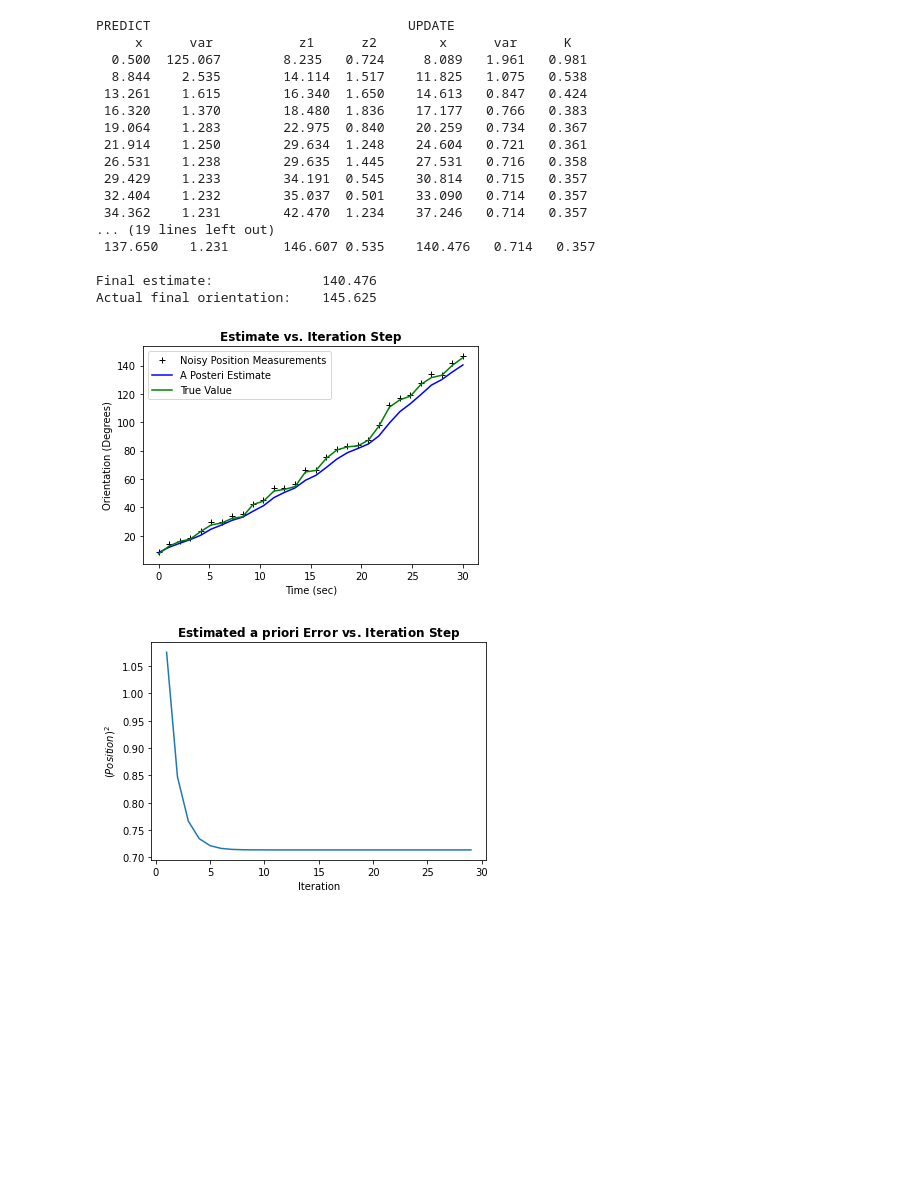
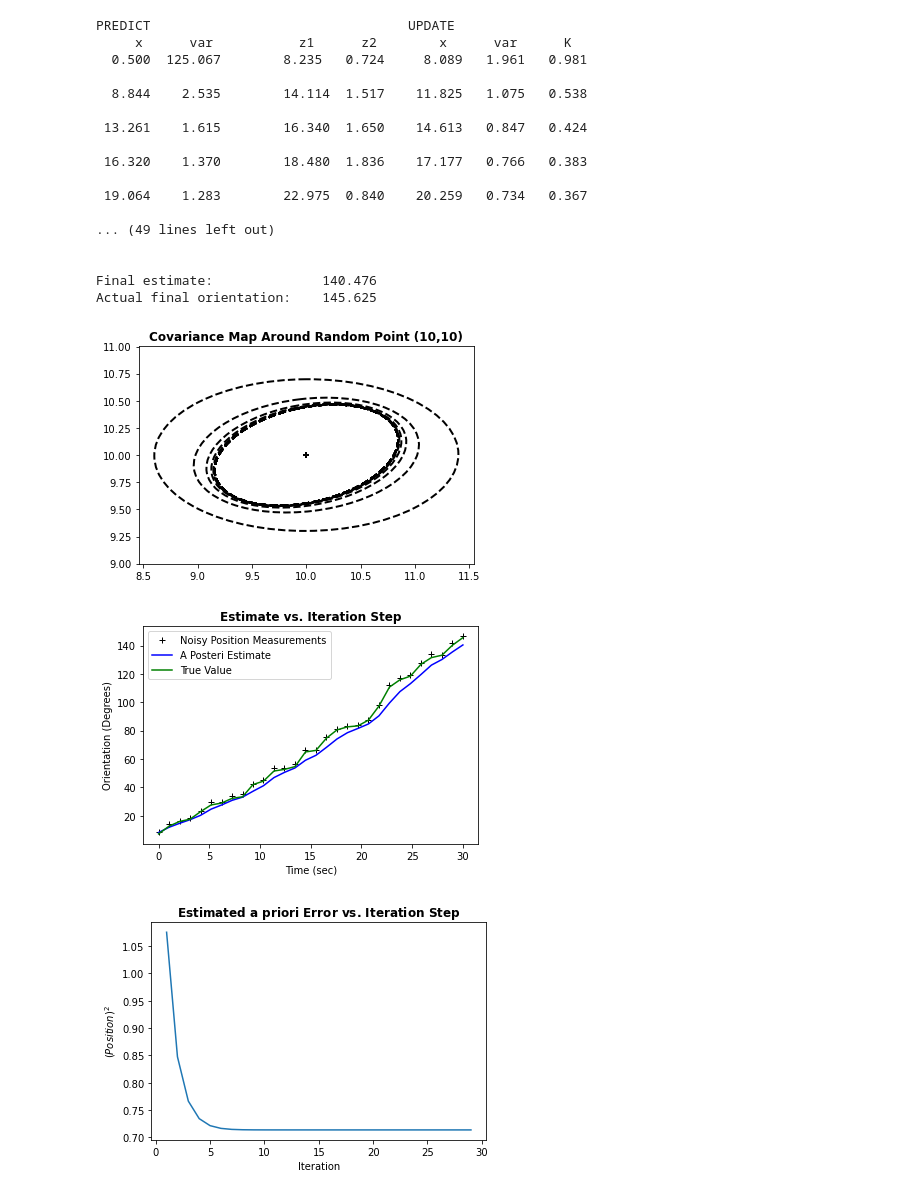
Before and after one commit to jmattic/KalmanFilter, a Jupyter notebook: 1D_Multivariate_KF_EXCLAIM.ipynb, the cells around one changed output. Drawn from its saved outputs; the diff is of its cells as text; code cells hidden in the pictures; blank space fills up the shorter version.

Commit message:
Added option to plot the covariance

```diff
--- a/1D_Multivariate_KF_EXCLAIM.ipynb
+++ b/1D_Multivariate_KF_EXCLAIM.ipynb
@@ -62,6 +62,7 @@ class PayloadSimulation(object):
         return self.sense_position()
 # %%
 printcase = 1 # If set to 1 it will print out the results
+plotcov = 0 # If set to 1 it will plot the covariance results, printing this alongside data causes issues with spacing but still works
 plotcase = 1 # If set to 1 it will plot results
 
 #-----------USER INPUT STARTS------------------------------
@@ -119,6 +120,11 @@ def plotstuff():
     plt.ylabel('$(Position)^2$')
     #plt.setp(plt.gca(),'ylim',[0,.01])
     plt.show()
+
+def plotstuff2():
+    from filterpy.stats import plot_covariance_ellipse
+    plt.title('Covariance Map Around Random Point (10,10)', fontweight='bold')
+    plot_covariance_ellipse((10,10),f.P, edgecolor='k', ls='dashed')
 
 # x1 = np.zeros(n_iter) #Estimate before update
 Phat = np.zeros(n_iter) #Variance after update
@@ -141,39 +147,43 @@ f.R = np.diag([sensor1_var, sensor2_var])  #Noise in sensors
 for i in range(n_iter):
     f.predict()
     prior = gaussian(f.x_prior[0,0], f.P_prior[0,0])
     f.update(np.array([zs[i], zs2[i]]))
     x = gaussian(f.x[0,0], f.P[0,0])
     if printcase == 1:
         print_gh(prior, x, zs[i], zs2[i], f.K[0,0])
     if plotcase == 1:
 #         x1[i] = prior.mean
         xhat[i] = x.mean
         Phat[i] = x.var
+    if plotcov == 1:
+        print()
+        plotstuff2()
 
 if printcase == 1:
     print()
     print('Final estimate:           {:10.3f}'.format(x.mean))
     print('Actual final orientation: {:10.3f}'.format(payload.x))
 if plotcase == 1:
     print()
     plotstuff()
 # %% [output]
 PREDICT                                 UPDATE
      x      var           z1      z2        x      var      K
   0.500  125.067        8.235   0.724     8.089   1.961   0.981
+
   8.844    2.535        14.114  1.517    11.825   1.075   0.538
+
  13.261    1.615        16.340  1.650    14.613   0.847   0.424
+
  16.320    1.370        18.480  1.836    17.177   0.766   0.383
+
  19.064    1.283        22.975  0.840    20.259   0.734   0.367
- 21.914    1.250        29.634  1.248    24.604   0.721   0.361
- 26.531    1.238        29.635  1.445    27.531   0.716   0.358
- 29.429    1.233        34.191  0.545    30.814   0.715   0.357
- 32.404    1.232        35.037  0.501    33.090   0.714   0.357
- 34.362    1.231        42.470  1.234    37.246   0.714   0.357
-... (19 lines left out)
- 137.650    1.231       146.607 0.535    140.476   0.714   0.357
+
+... (49 lines left out)
+
 
 Final estimate:              140.476
 Actual final orientation:    145.625
-[figure, old version]
+[figure, new version]
-[figure, old version]
+[figure, new version]
+[figure, added]
```
